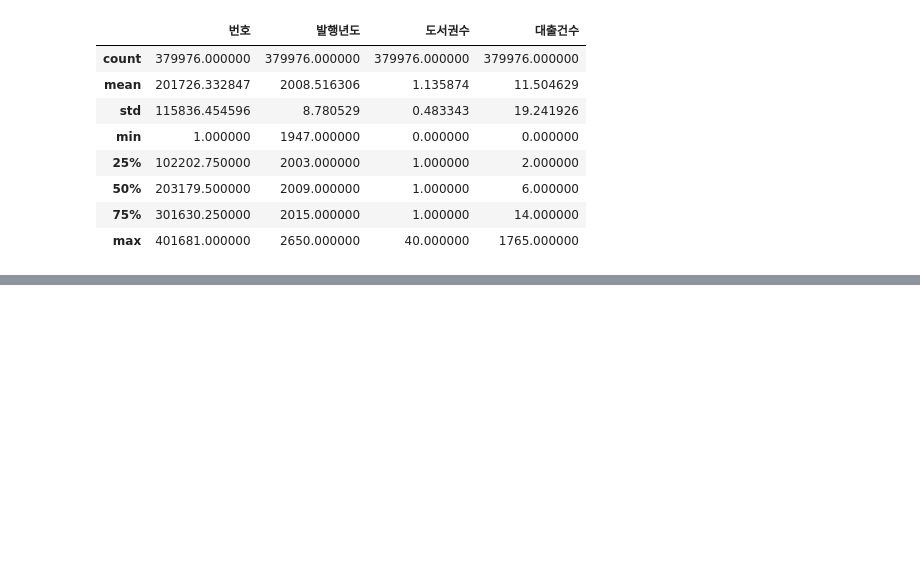
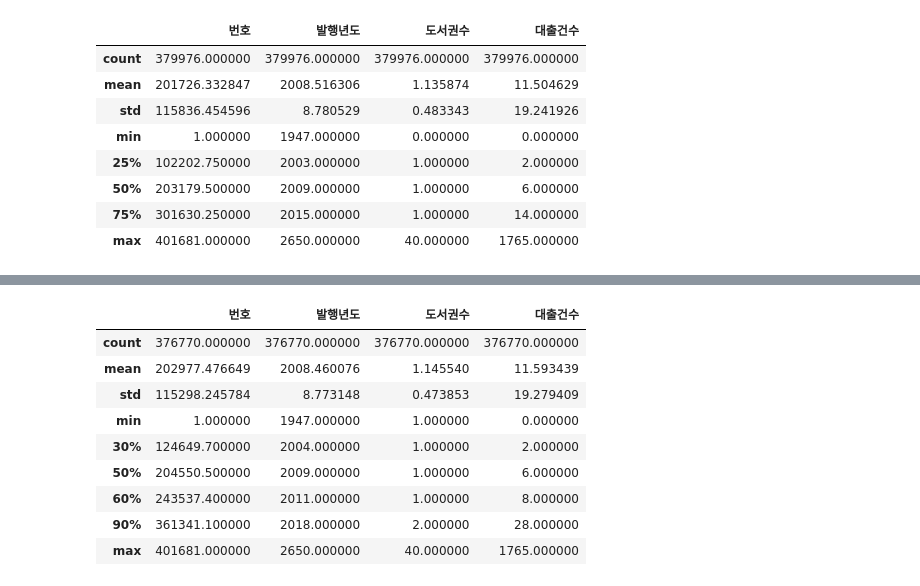
Before and after one commit to hyeonn-06/data_analysis, a Jupyter notebook: ch04_1.ipynb, the cells around one changed output, grey strips where cells are left out. Cells and saved outputs as stored; diff of their text form; code cells hidden in the pictures; blank space fills up the shorter version.

```diff
--- a/ch04_1.ipynb
+++ b/ch04_1.ipynb
@@ -34,0 +40,3 @@ ns_book6.describe()
+# %%
+ns_book7 = ns_book6[ns_book6['도서권수'] > 0]
+ns_book7.head()
@@ -34,0 +62,14 @@ ns_book6.describe()
+# %%
+# % 0.25 / 0.5 / 0.75가 기본 -> percentiles = []로 변경 가능
+ns_book7.describe(percentiles=[0.3, 0.6, 0.9])
+# %% [output]
+|  | 번호 | 발행년도 | 도서권수 | 대출건수 |
+| count | 376770.000000 | 376770.000000 | 376770.000000 | 376770.000000 |
+| mean | 202977.476649 | 2008.460076 | 1.145540 | 11.593439 |
+| std | 115298.245784 | 8.773148 | 0.473853 | 19.279409 |
+| min | 1.000000 | 1947.000000 | 1.000000 | 0.000000 |
+| 30% | 124649.700000 | 2004.000000 | 1.000000 | 2.000000 |
+| 50% | 204550.500000 | 2009.000000 | 1.000000 | 6.000000 |
+| 60% | 243537.400000 | 2011.000000 | 1.000000 | 8.000000 |
+| 90% | 361341.100000 | 2018.000000 | 2.000000 | 28.000000 |
+| max | 401681.000000 | 2650.000000 | 40.000000 | 1765.000000 |
```
Also changed, not shown: parts of 5 cells of this notebook.
